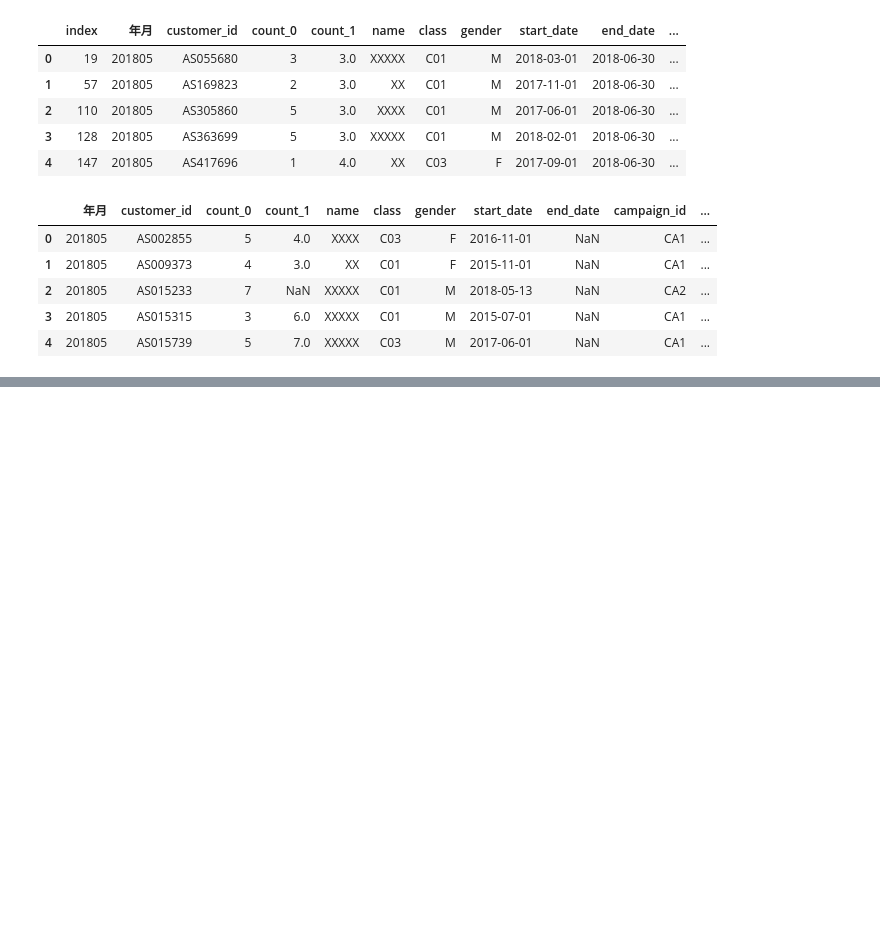
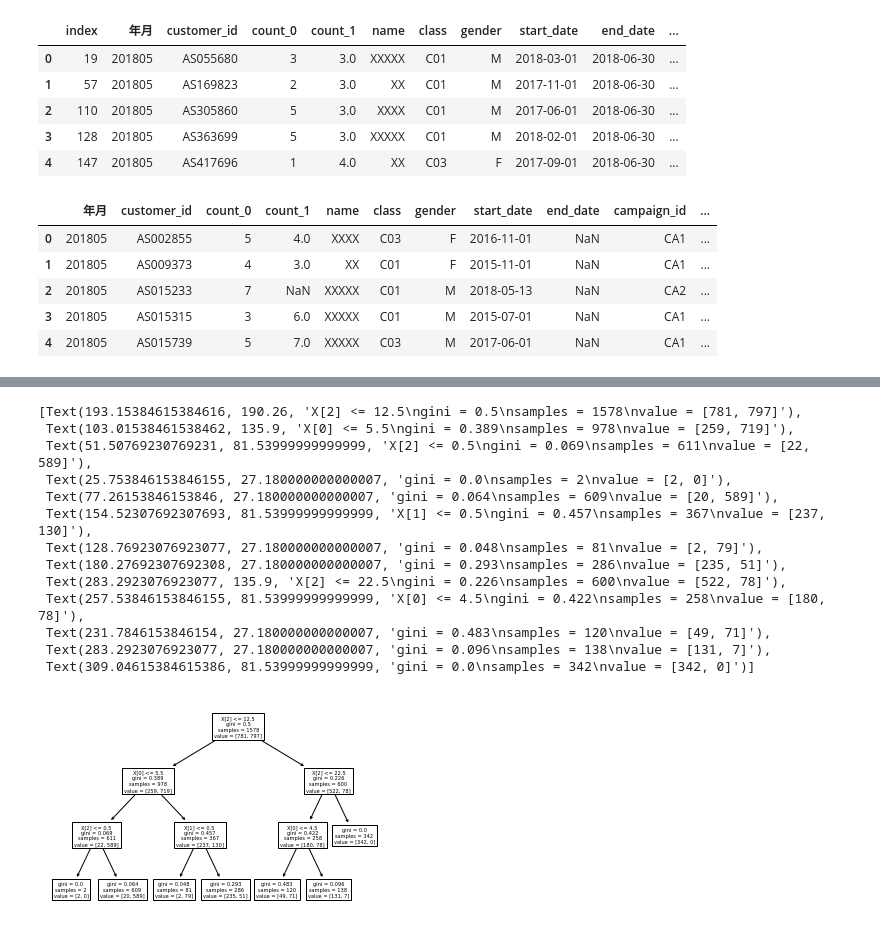
Before and after one commit to kinshotomoya/python-analysis-100-knocks, a Jupyter notebook: my-answer/chapter5/chapter5.ipynb, the cells around one changed output, grey strips where cells are left out. Saved outputs shown, nothing was run; the diff lists cells and outputs as text; code cells hidden in the pictures; blank space fills up the shorter version.

```diff
--- a/my-answer/chapter5/chapter5.ipynb
+++ b/my-answer/chapter5/chapter5.ipynb
@@ -207,0 +205,18 @@ predict_data.head()
+# %%
+# これで、機械学習前のデータ加工が終わった
+# ノック47
+from sklearn.tree import DecisionTreeClassifier
+import sklearn.model_selection
+
+exit = predict_data.loc[predict_data["is_deleted"]==1]
+cont = predict_data.loc[predict_data["is_deleted"]==0].sample(len(exit)) # exitと同じ量を取得する
+
+X = pd.concat([exit, cont], ignore_index=True)
+Y = X["is_deleted"]
+del X["is_deleted"]
+X_train, X_test, y_train, y_test = sklearn.model_selection.train_test_split(X, Y)
+
+model = DecisionTreeClassifier(random_state=0)
+model.fit(X_train, y_train)
+y_test_pred = model.predict(X_test) # 実際に、評価データを使ったy(is_deleted)を予測してみる
+print(y_test_pred)
@@ -207,0 +278,16 @@ predict_data.head()
+# %%
+# 決定木の深さを浅くし、モデルを簡易化する
+
+X = pd.concat([exit, cont], ignore_index=True)
+Y = X["is_deleted"]
+del X["is_deleted"]
+
+X_train, X_test, y_train, y_test = sklearn.model_selection.train_test_split(X, Y)
+
+model = DecisionTreeClassifier(random_state=0, max_depth=3) # 決定木の深さを前回よりも浅くしている
+model.fit(X_train, y_train)
+
+print(model.score(X_train, y_train))
+print(model.score(X_test, y_test))
+
+#　学習用・評価用が同じくらいのscoreになったのでどちらかに偏っていないモデルが構築できた
@@ -207,0 +313,18 @@ predict_data.head()
+# %%
+from sklearn import tree
+tree.plot_tree(model)
+# %% [output]
+[Text(193.15384615384616, 190.26, 'X[2] <= 12.5\ngini = 0.5\nsamples = 1578\nvalue = [781, 797]'),
+ Text(103.01538461538462, 135.9, 'X[0] <= 5.5\ngini = 0.389\nsamples = 978\nvalue = [259, 719]'),
+ Text(51.50769230769231, 81.53999999999999, 'X[2] <= 0.5\ngini = 0.069\nsamples = 611\nvalue = [22, 589]'),
+ Text(25.753846153846155, 27.180000000000007, 'gini = 0.0\nsamples = 2\nvalue = [2, 0]'),
+ Text(77.26153846153846, 27.180000000000007, 'gini = 0.064\nsamples = 609\nvalue = [20, 589]'),
+ Text(154.52307692307693, 81.53999999999999, 'X[1] <= 0.5\ngini = 0.457\nsamples = 367\nvalue = [237, 130]'),
+ Text(128.76923076923077, 27.180000000000007, 'gini = 0.048\nsamples = 81\nvalue = [2, 79]'),
+ Text(180.27692307692308, 27.180000000000007, 'gini = 0.293\nsamples = 286\nvalue = [235, 51]'),
+ Text(283.2923076923077, 135.9, 'X[2] <= 22.5\ngini = 0.226\nsamples = 600\nvalue = [522, 78]'),
+ Text(257.53846153846155, 81.53999999999999, 'X[0] <= 4.5\ngini = 0.422\nsamples = 258\nvalue = [180, 78]'),
+ Text(231.7846153846154, 27.180000000000007, 'gini = 0.483\nsamples = 120\nvalue = [49, 71]'),
+ Text(283.2923076923077, 27.180000000000007, 'gini = 0.096\nsamples = 138\nvalue = [131, 7]'),
+ Text(309.04615384615386, 81.53999999999999, 'gini = 0.0\nsamples = 342\nvalue = [342, 0]')]
+[figure, added]
```
Also changed, not shown: parts of 18 cells of this notebook.
